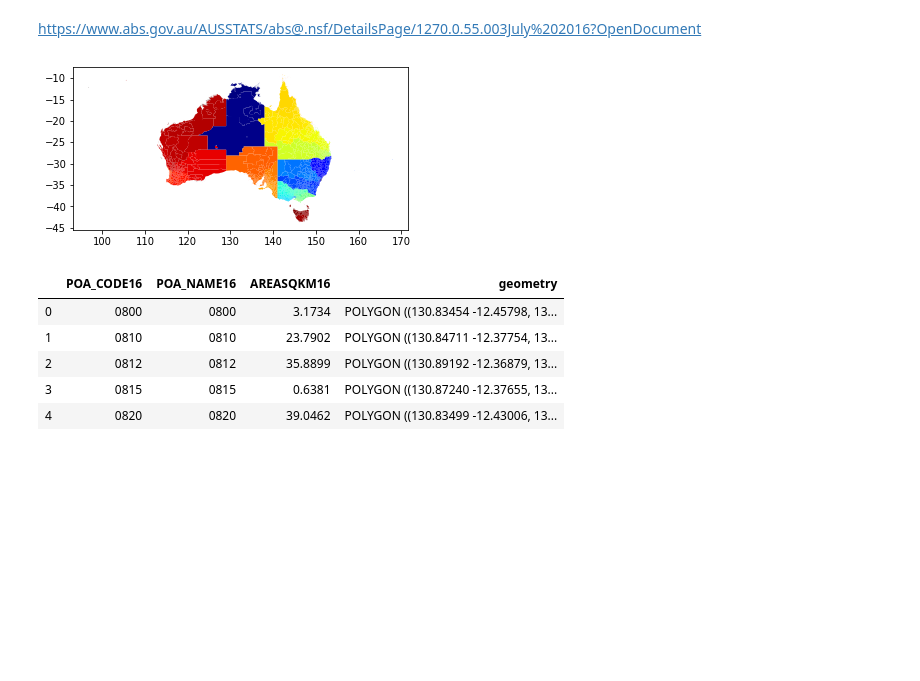
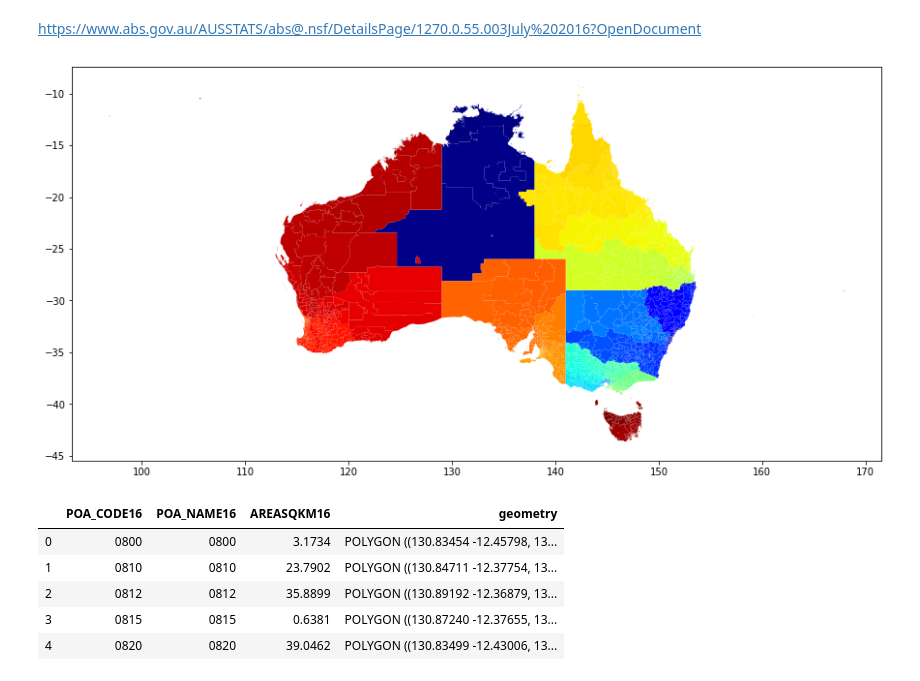
Before and after one commit to smrutijz/exploration, a Jupyter notebook: geo/geographic adjacency AU postcode.ipynb, the cells around one changed output. Cells and saved outputs as stored; diff of their text form; code cells hidden in the pictures; blank space fills up the shorter version.

```diff
--- a/geo/geographic adjacency AU postcode.ipynb
+++ b/geo/geographic adjacency AU postcode.ipynb
@@ -8,10 +8,11 @@ from matplotlib import pyplot as plt
 https://www.abs.gov.au/AUSSTATS/abs@.nsf/DetailsPage/1270.0.55.003July%202016?OpenDocument
 # %%
 df = gpd.read_file(r"C:\Users\smrut\Downloads\1270055003_poa_2016_aust_shape\POA_2016_AUST.shp")
-df.plot(cmap="jet")
-plt.show();
-# %% [output]
-[figure, removed]
+# %%
+df.plot(figsize=(15, 15), cmap="jet")
+plt.show();
+# %% [output]
+[figure, added]
 # %%
 df.head()
 # %% [output]
```
Also changed, not shown: parts of 7 cells of this notebook, 1 other file.
